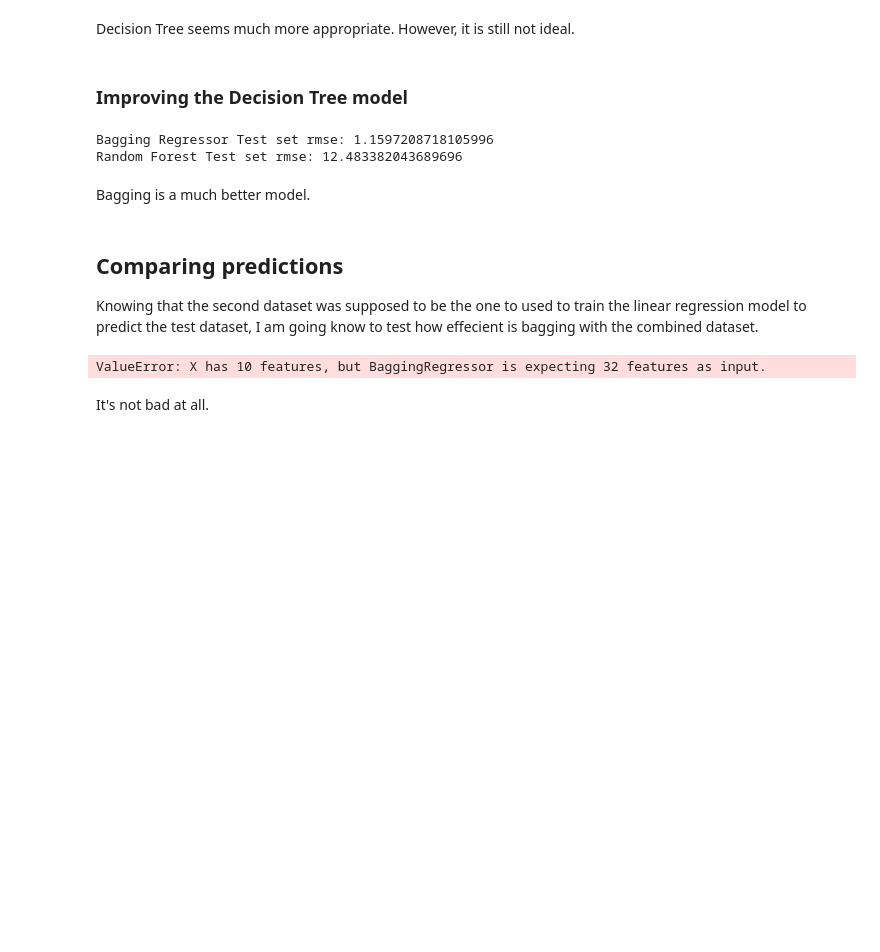
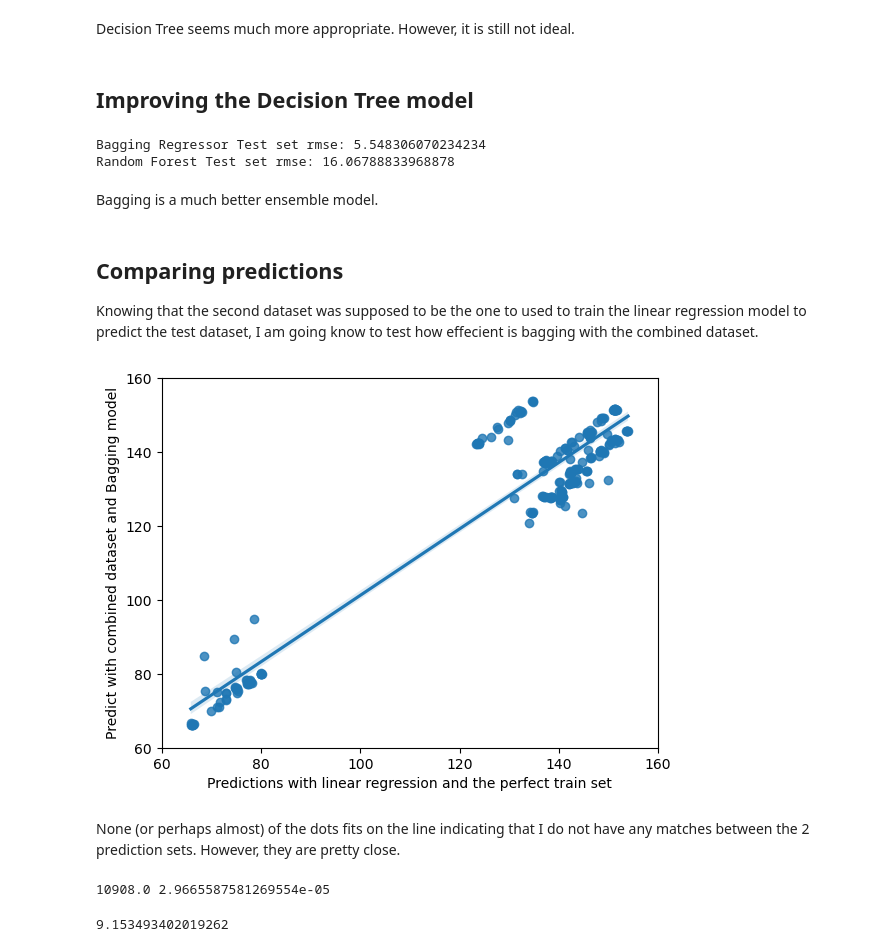
Before and after one commit to flylight-max/EDA_exam_CodeOp, a Jupyter notebook: analysis.ipynb, the cells around one changed output. Saved outputs shown, nothing was run; the diff lists cells and outputs as text; code cells hidden in the pictures; blank space fills up the shorter version.

```diff
--- a/analysis.ipynb
+++ b/analysis.ipynb
@@ -884,8 +886,8 @@ We can see that with the second dataset as well, the linear Regression model is
 ### **Predictions of the test dataset with the Linear regression model and the second dataset**
 Following the DataCamp excersise, I am predicting the 'spend' of the test dataset with the Linear regression model and the second dataset to train the model.
 # %%
-linearReg.fit(X_train,y_train)
-y_pred_linReg = linearReg.predict(X_test)
+ridge.fit(X_train,y_train)
+y_pred_linReg = ridge.predict(X_test)
 customer_test["prediction spend_linReg"] = y_pred_linReg
 # %% [markdown]
 # **Can we combine the two dataset to train the Linear Regression model?**
@@ -1160,7 +1121,7 @@ Decision Tree Test set rmse: 12.267745034711869
 # %% [markdown]
 Decision Tree seems much more appropriate. However, it is still not ideal.
 # %% [markdown]
-### **Improving the Decision Tree model**
+## **Improving the Decision Tree model**
 # %%
 from sklearn.ensemble import RandomForestRegressor
 
@@ -1168,34 +1129,47 @@ RandForest = RandomForestRegressor(n_estimators=100, min_samples_leaf=0.02, rand
 # %%
 from sklearn.ensemble import BaggingRegressor
 
-baggReg = BaggingRegressor(n_estimators=100, n_jobs=-1)
+baggReg = BaggingRegressor(n_estimators=200, n_jobs=-1, random_state=1984)
 
 
 models_ensemble = {"Bagging Regressor":baggReg, "Random Forest":RandForest}
 rmse_regression_models(models_ensemble,X_comb_train,y_comb_train,X_comb_test,y_comb_test)
 # %% [output]
-Bagging Regressor Test set rmse: 1.1597208718105996
-Random Forest Test set rmse: 12.483382043689696
+Bagging Regressor Test set rmse: 5.548306070234234
+Random Forest Test set rmse: 16.06788833968878
 # %% [markdown]
-Bagging is a much better model.
+Bagging is a much better ensemble model.
 # %% [markdown]
 ## **Comparing predictions**
 
 Knowing that the second dataset was supposed to be the one to used to train the linear regression model to predict the test dataset, I am going know to test how effecient is bagging with the combined dataset.
 # %%
-X_test_test = dummies_customer_test.values
-linearReg.fit(X_train,y_train)
-test_pred_linearReg = linearReg.predict(X_test_test)
+
 baggReg.fit(X_combin,y_combin)
-test_pred_bagg = baggReg.predict(X_test_test)
+test_pred_bagg = baggReg.predict(X_test)
 
-predictions = {"predictions with train set": test_pred_linearReg, "predictions with combi set":test_pred_bagg}
-sns.scatterplot(x=predictions["predictions with train set"], y=predictions["predictions with combi set"])
+predictions = {"predictions with train set": y_pred_linReg, "predictions with combi set":test_pred_bagg}
+sns.regplot(x=predictions["predictions with train set"], y=predictions["predictions with combi set"])
 plt.xlim(60,160)
 plt.ylim(60,160)
 plt.xlabel("Predictions with linear regression and the perfect train set")
 plt.ylabel("Predict with combined dataset and Bagging model")
+plt.show()
 # %% [output]
-ValueError: X has 10 features, but BaggingRegressor is expecting 32 features as input.
+[figure, added]
-# %% [markdown]
-It's not bad at all.
+# %% [markdown]
+None (or perhaps almost) of the dots fits on the line indicating that I do not have any matches between the 2 prediction sets. However, they are pretty close.
+# %%
+predictions_df = pd.DataFrame(predictions)
+
+from scipy.stats import wilcoxon
+
+stat_wilcox, p_val_wilcox = wilcoxon(predictions_df["predictions with train set"],predictions_df["predictions with combi set"], zero_method="zsplit",nan_policy="raise")
+print(stat_wilcox, p_val_wilcox)
+# %% [output]
+10908.0 2.9665587581269554e-05
+# %%
+rse_pred = MSE(y_pred_linReg,test_pred_bagg) ** (1/2)
+rse_pred
+# %% [output]
+9.153493402019262
```
Also changed, not shown: parts of 28 cells of this notebook.
